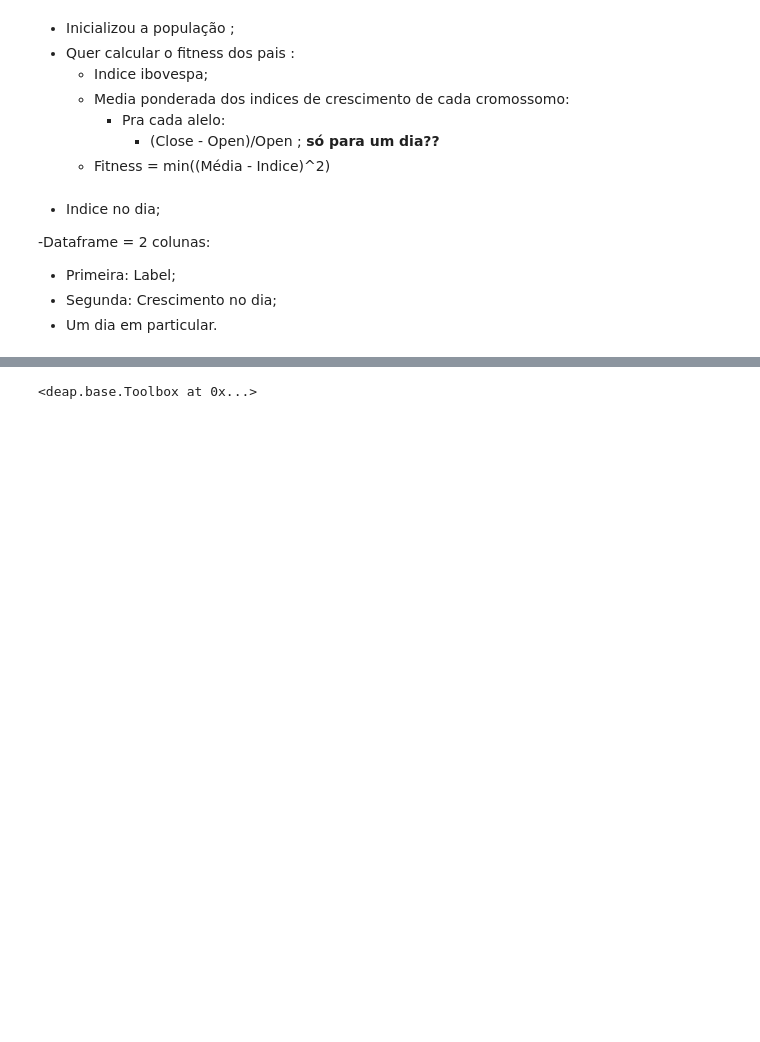
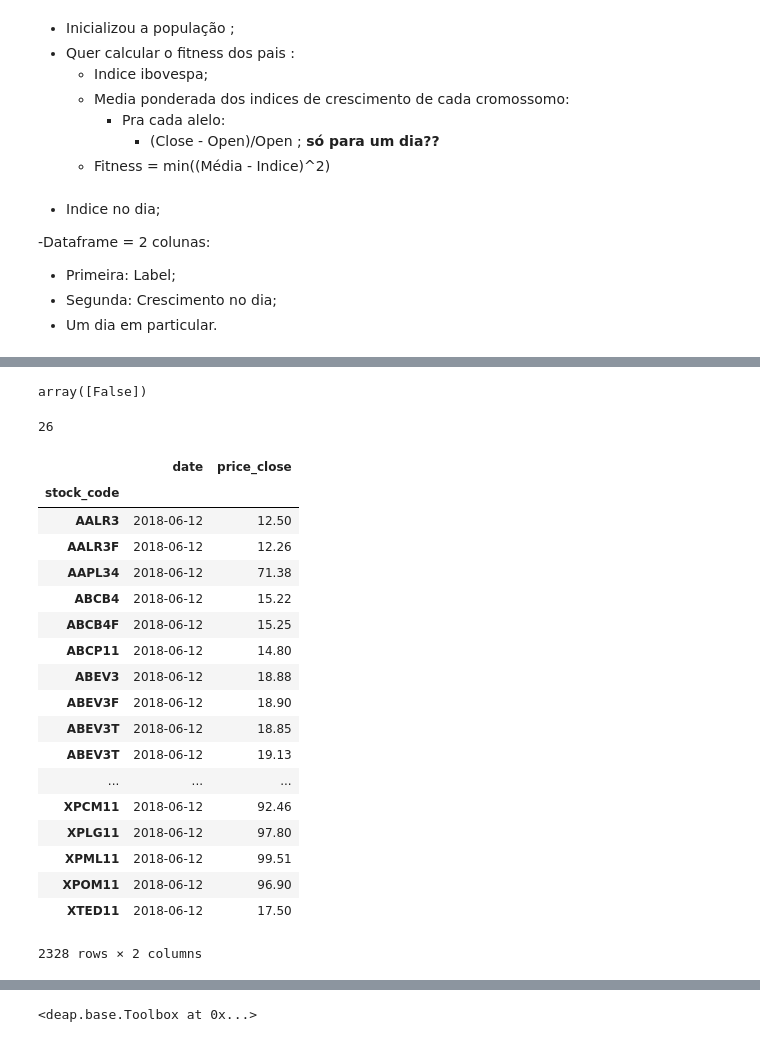
Before and after one commit to marcelovmaciel/Projeto-Opt-RTIA--Bovespa, a Jupyter notebook: 01-script.ipynb, the cells around one changed output, grey strips where cells are left out. Drawn from its saved outputs; the diff is of its cells as text; code cells hidden in the pictures; blank space fills up the shorter version.

```diff
--- a/01-script.ipynb
+++ b/01-script.ipynb
@@ -57,8 +53,6 @@ acc = []
 for rec in bf.query():
     if rec.date.year == 2018 and (rec.date.month == 6) :
         acc.append(rec)
-# %%
-foo = acc[0]
 # %%
 date = pd.Series(map(lambda foo: foo.date, acc))
 price_open = pd.Series(map(lambda foo: foo.price_open, acc))
@@ -66,8 +60,8 @@ price_close = pd.Series(map(lambda foo : foo.price_close, acc))
 stock_code = pd.Series(map(lambda foo: foo.stock_code, acc))
 company_name = pd.Series(map(lambda foo : foo.company_name, acc))
 # %%
-df = pd.concat([date,price_open, price_close, company_name, stock_code],
+df = pd.concat([date,price_open, price_close, stock_code],
                axis=1)
-df.columns = ['date', 'price_open', "price_close", "company_name", "stock_code"]
+df.columns = ['date', 'price_open', "price_close", "stock_code"]
 # %%
 topdf = df[df['stock_code'].isin(empresas_top)]
@@ -114,0 +68,2 @@ array(['ALLIAR', 'APPLE', 'ABC BRASIL', 'FII ABC IMOB', 'AMBEV S/A',
+# %%
+ourdaydf = topdf[topdf["date"].map(lambda x: (x.day == 12 or x.day == 13))]
@@ -114,0 +74,2 @@ array(['ALLIAR', 'APPLE', 'ABC BRASIL', 'FII ABC IMOB', 'AMBEV S/A',
+# %%
+ourdaydf = ourdaydf.set_index("stock_code").drop("price_open", axis = 1)
@@ -114,0 +81,30 @@ array(['ALLIAR', 'APPLE', 'ABC BRASIL', 'FII ABC IMOB', 'AMBEV S/A',
+# %%
+df13["price_close"].isnull().unique()
+# %% [output]
+array([False])
+# %%
+len(((df13["price_close"] - df12["price_close"])/df12["price_close"]).dropna())
+# %% [output]
+26
+# %%
+ourdaydf[ourdaydf["date"] == datetime.date(2018, 6, 12)]
+# %% [output]
+|  | date | price_close |
+| stock_code |  |  |
+| AALR3 | 2018-06-12 | 12.50 |
+| AALR3F | 2018-06-12 | 12.26 |
+| AAPL34 | 2018-06-12 | 71.38 |
+| ABCB4 | 2018-06-12 | 15.22 |
+| ABCB4F | 2018-06-12 | 15.25 |
+| ABCP11 | 2018-06-12 | 14.80 |
+| ABEV3 | 2018-06-12 | 18.88 |
+| ABEV3F | 2018-06-12 | 18.90 |
+| ABEV3T | 2018-06-12 | 18.85 |
+| ABEV3T | 2018-06-12 | 19.13 |
+| ... | ... | ... |
+| XPCM11 | 2018-06-12 | 92.46 |
+| XPLG11 | 2018-06-12 | 97.80 |
+| XPML11 | 2018-06-12 | 99.51 |
+| XPOM11 | 2018-06-12 | 96.90 |
+| XTED11 | 2018-06-12 | 17.50 |
+2328 rows × 2 columns
```
Also changed, not shown: parts of 8 cells of this notebook.
